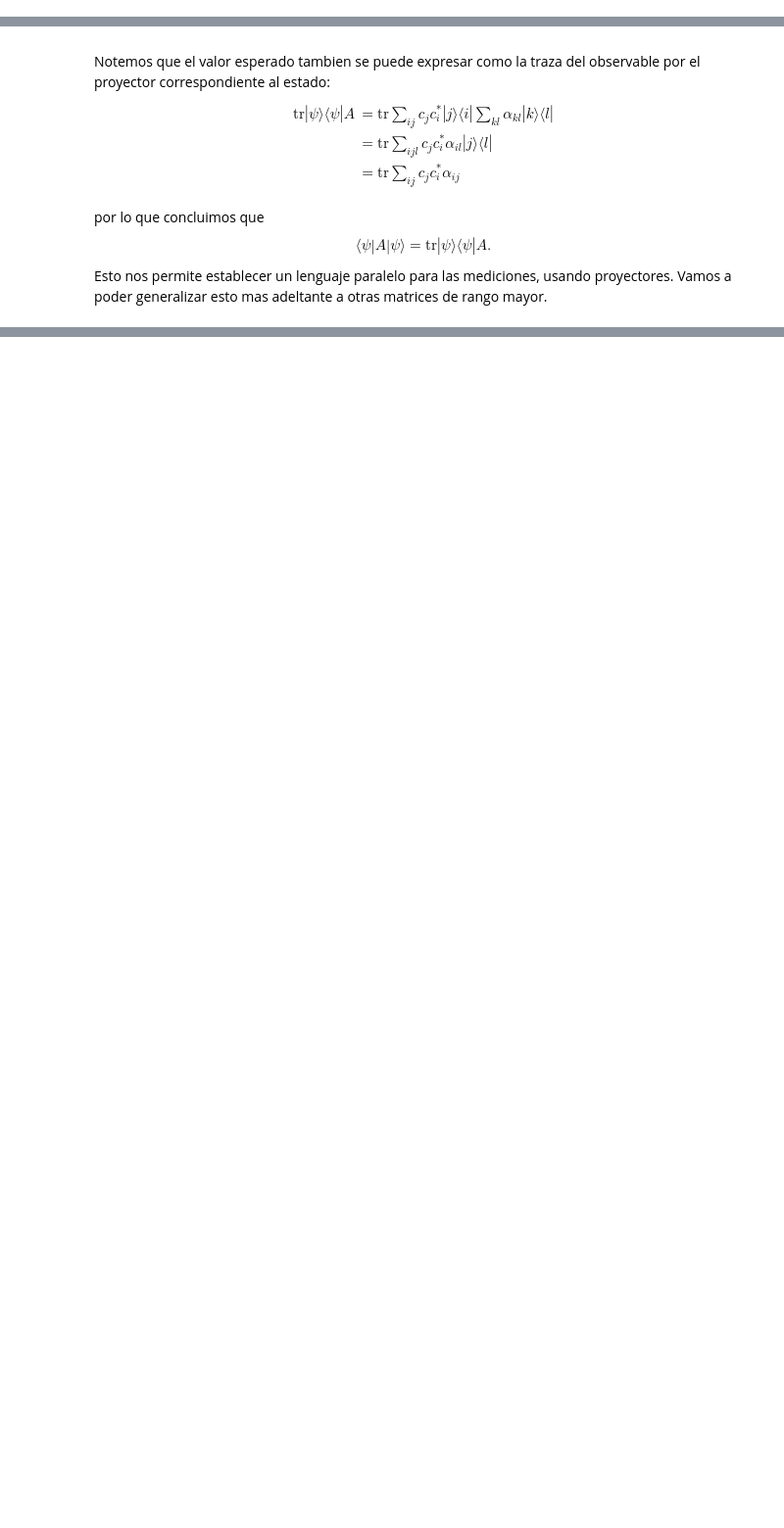
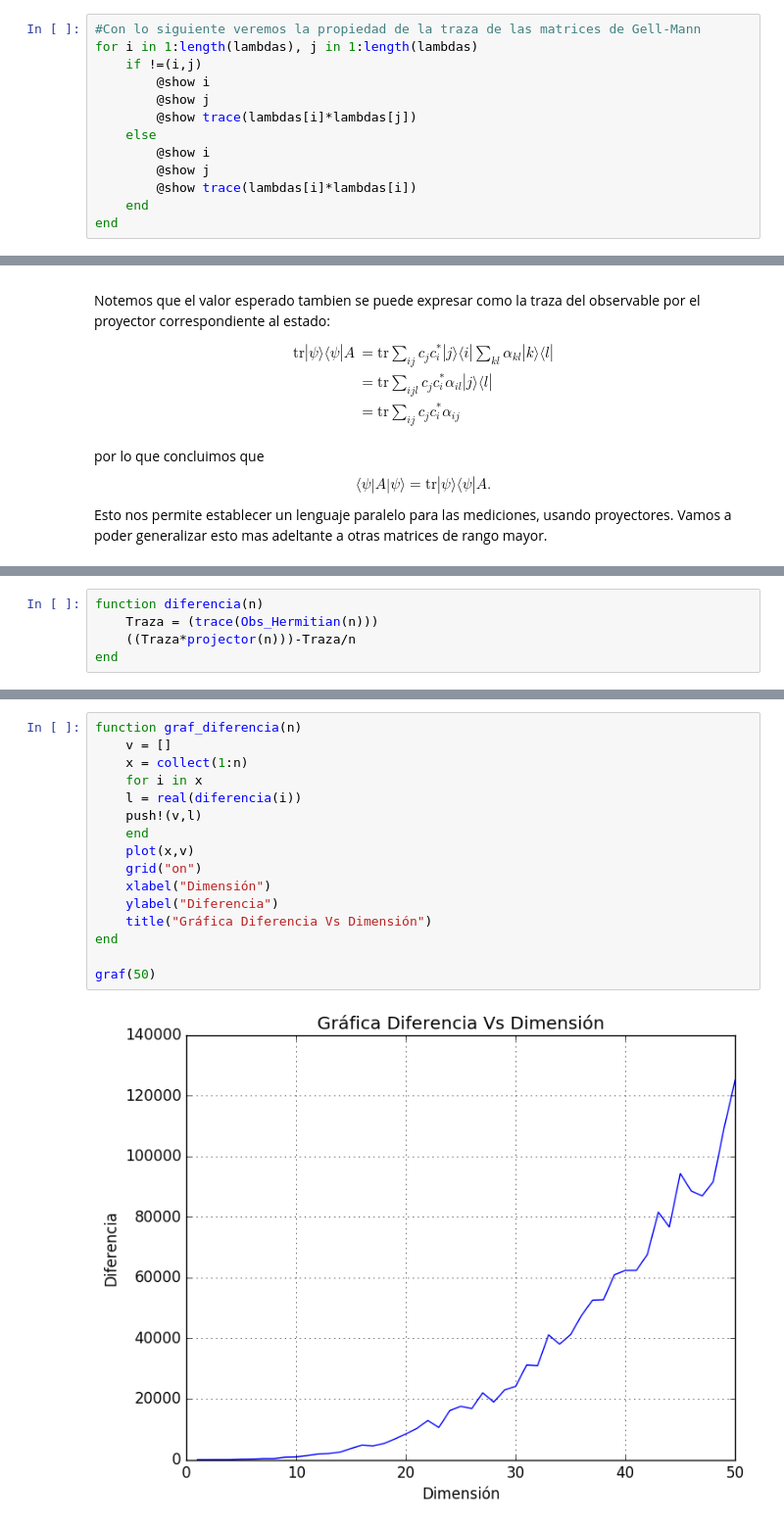
Before and after one commit to nicolasdiazn/Documentos, a Jupyter notebook: T4_NicolasDiazNaufal.ipynb, the cells around one changed output, grey strips where cells are left out. Shown at 98% size. Drawn from its saved outputs; the diff is of its cells as text; blank space fills up the shorter version.

```diff
--- a/T4_NicolasDiazNaufal.ipynb
+++ b/T4_NicolasDiazNaufal.ipynb
@@ -114,0 +121,13 @@ ishermitian(lambda) = true
+# %%
+#Con lo siguiente veremos la propiedad de la traza de las matrices de Gell-Mann
+for i in 1:length(lambdas), j in 1:length(lambdas)
+    if !=(i,j)
+        @show i
+        @show j
+        @show trace(lambdas[i]*lambdas[j])
+    else
+        @show i
+        @show j
+        @show trace(lambdas[i]*lambdas[i])
+    end
+end
@@ -242,0 +283,5 @@ WARNING: Method definition valor_esperado(Any) in module Main at In[71]:4 overwr
+# %%
+function diferencia(n)
+    Traza = (trace(Obs_Hermitian(n)))
+    ((Traza*projector(n)))-Traza/n
+end
@@ -242,0 +291,18 @@ WARNING: Method definition valor_esperado(Any) in module Main at In[71]:4 overwr
+# %%
+function graf_diferencia(n)
+    v = []
+    x = collect(1:n)
+    for i in x
+    l = real(diferencia(i))
+    push!(v,l)
+    end
+    plot(x,v)
+    grid("on")
+    xlabel("Dimensión")
+    ylabel("Diferencia")
+    title("Gráfica Diferencia Vs Dimensión")
+end
+
+graf(50)
+# %% [output]
+[figure, added]
```
Also changed, not shown: parts of 11 cells of this notebook.
